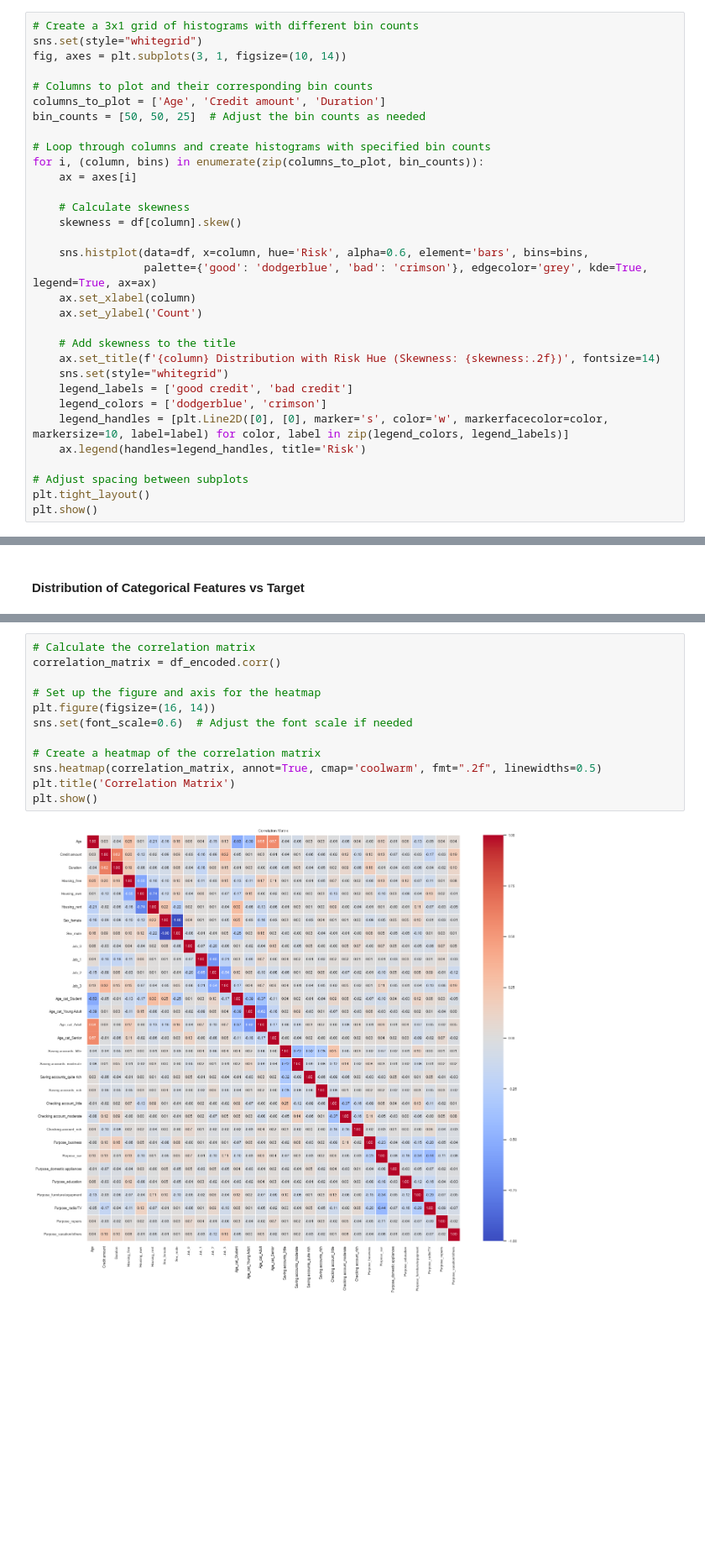
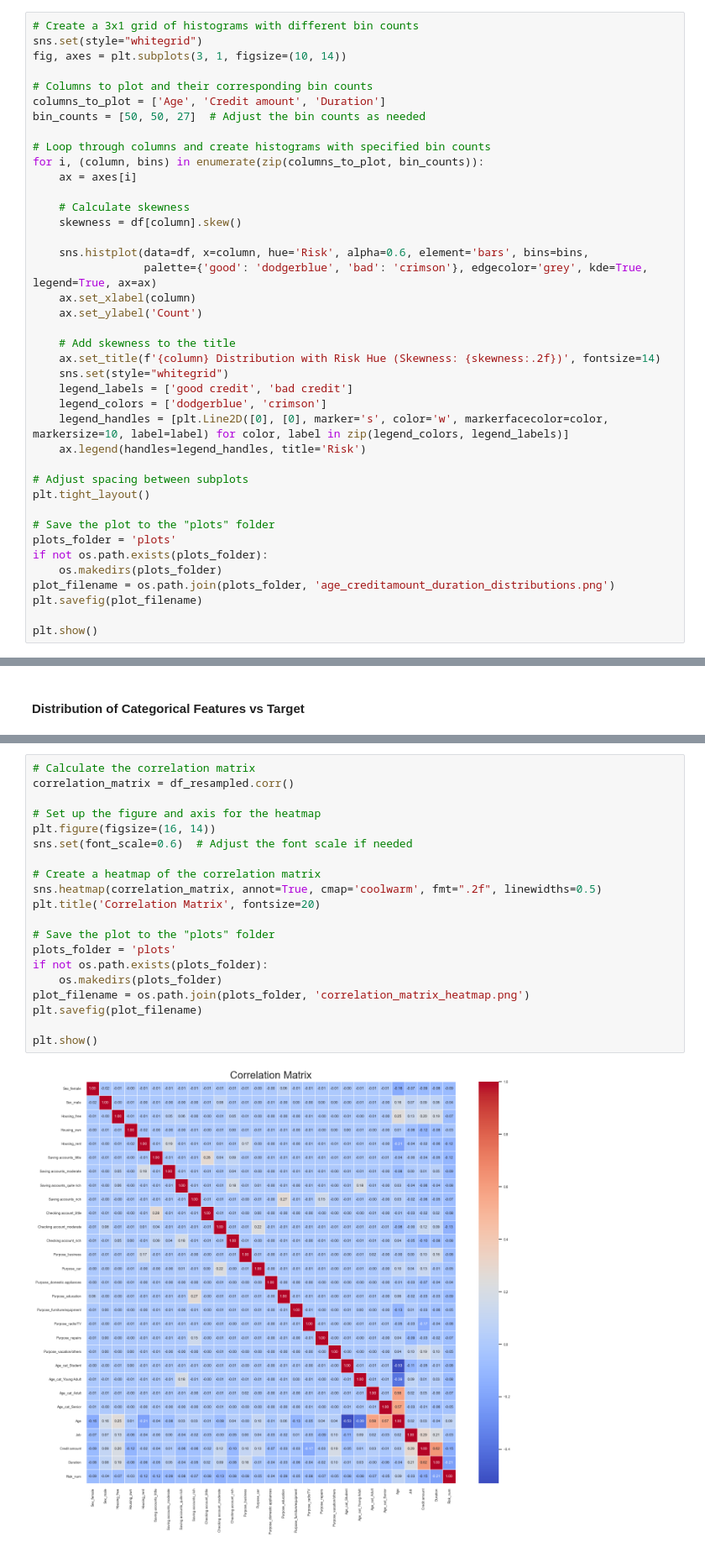
Before and after one commit to trevsauer/ADS-505_Final_Project_Team4, a Jupyter notebook: German_Credit_Risk_EDA.ipynb, the cells around one changed output, grey strips where cells are left out. Shown at 84% size. Saved outputs shown, nothing was run; the diff lists cells and outputs as text; blank space fills up the shorter version.

```diff
--- a/German_Credit_Risk_EDA.ipynb
+++ b/German_Credit_Risk_EDA.ipynb
@@ -137,7 +145,7 @@ fig, axes = plt.subplots(3, 1, figsize=(10, 14))
 
 # Columns to plot and their corresponding bin counts
 columns_to_plot = ['Age', 'Credit amount', 'Duration']
-bin_counts = [50, 50, 25]  # Adjust the bin counts as needed
+bin_counts = [50, 50, 27]  # Adjust the bin counts as needed
 
 # Loop through columns and create histograms with specified bin counts
 for i, (column, bins) in enumerate(zip(columns_to_plot, bin_counts)):
@@ -161,5 +169,13 @@ for i, (column, bins) in enumerate(zip(columns_to_plot, bin_counts)):
 
 # Adjust spacing between subplots
 plt.tight_layout()
+
+# Save the plot to the "plots" folder
+plots_folder = 'plots'
+if not os.path.exists(plots_folder):
+    os.makedirs(plots_folder)
+plot_filename = os.path.join(plots_folder, 'age_creditamount_duration_distributions.png')
+plt.savefig(plot_filename)
+
 plt.show()
 # %% [output]
@@ -217,14 +265,22 @@ Index(['Age', 'Credit amount', 'Duration', 'Risk', 'Housing_free',
 # %%
 # Calculate the correlation matrix
-correlation_matrix = df_encoded.corr()
+correlation_matrix = df_resampled.corr()
 
 # Set up the figure and axis for the heatmap
 plt.figure(figsize=(16, 14))
 sns.set(font_scale=0.6)  # Adjust the font scale if needed
 
 # Create a heatmap of the correlation matrix
 sns.heatmap(correlation_matrix, annot=True, cmap='coolwarm', fmt=".2f", linewidths=0.5)
-plt.title('Correlation Matrix')
+plt.title('Correlation Matrix', fontsize=20)
+
+# Save the plot to the "plots" folder
+plots_folder = 'plots'
+if not os.path.exists(plots_folder):
+    os.makedirs(plots_folder)
+plot_filename = os.path.join(plots_folder, 'correlation_matrix_heatmap.png')
+plt.savefig(plot_filename)
+
 plt.show()
 # %% [output]
-[figure, old version]
+[figure, new version]
```
Also changed, not shown: parts of 15 cells of this notebook, 11 other files.
